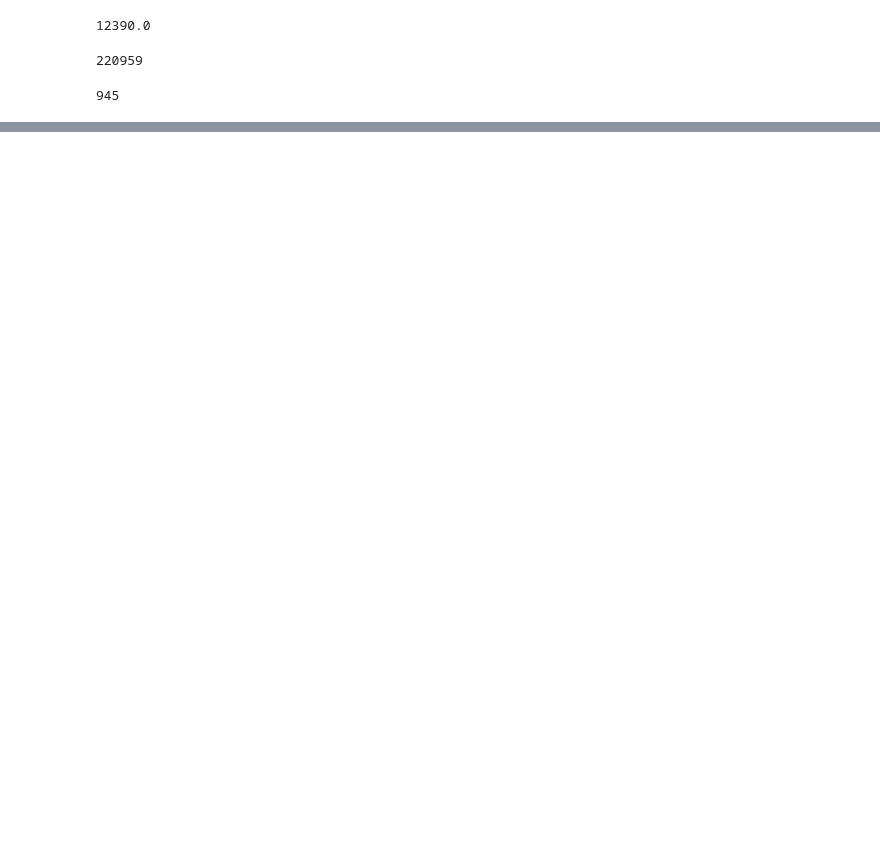
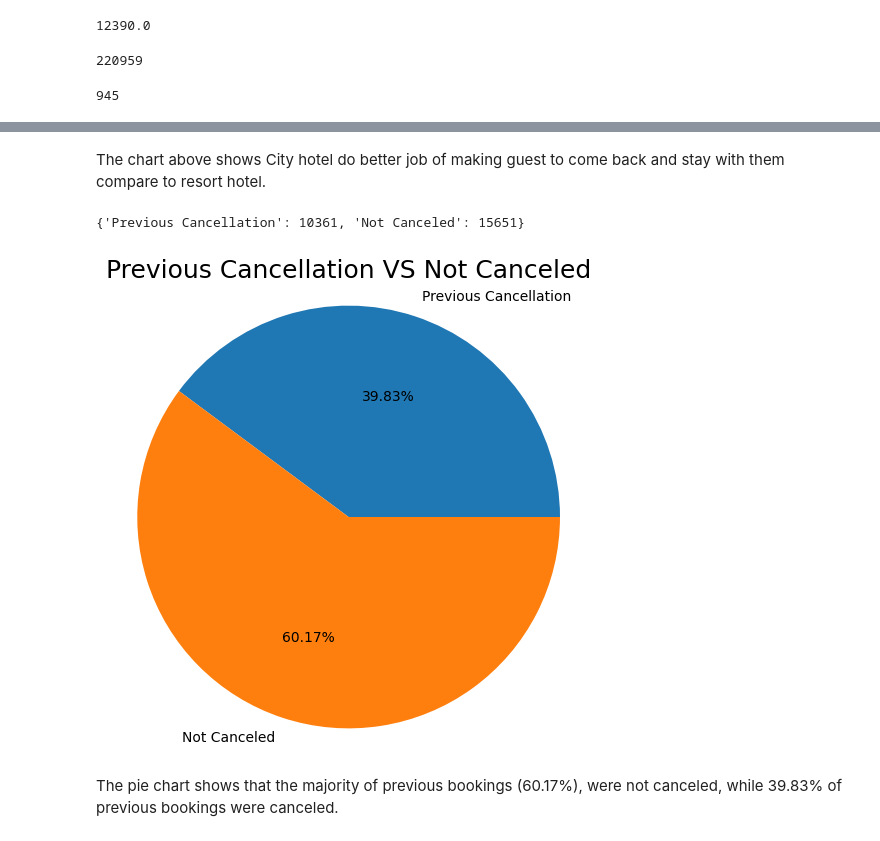
Before and after one commit to Archana-sth/hotel_booking, a Jupyter notebook: data_analysis.ipynb, the cells around one changed output, grey strips where cells are left out. Cells and saved outputs as stored; diff of their text form; code cells hidden in the pictures; blank space fills up the shorter version.

```diff
--- a/data_analysis.ipynb
+++ b/data_analysis.ipynb
@@ -217,0 +285,30 @@ df['babies'].sum()
+# %% [markdown]
+The chart above shows City hotel do better job of making guest to come back and stay with them compare to resort hotel.
+# %%
+#previous cancellations vs previous bookings not canceled
+data={
+    "Previous Cancellation" : df["previous_cancellations"].sum(),
+    "Not Canceled" : df["previous_bookings_not_canceled"].sum()
+}
+print(data)
+
+#label for pie chart
+label = data.keys()
+
+
+#create a pie chart
+plt.figure(figsize=(6, 6))
+
+#title for the pie chart
+plt.title("Previous Cancellation VS Not Canceled", size=18)
+
+plt.pie(data.values(), labels=label, autopct="%1.2f%%")# autopct display the percentage labels in chart
+
+plt.axis('equal')  # Equal ratio ensures that the pie chart is circular
+
+plt.show()
+# %% [output]
+{'Previous Cancellation': 10361, 'Not Canceled': 15651}
+[figure, added]
+# %% [markdown]
+The pie chart shows that the majority of previous bookings (60.17%), were not canceled, while 39.83% of previous bookings were canceled.
```
Also changed, not shown: parts of 8 cells of this notebook.
